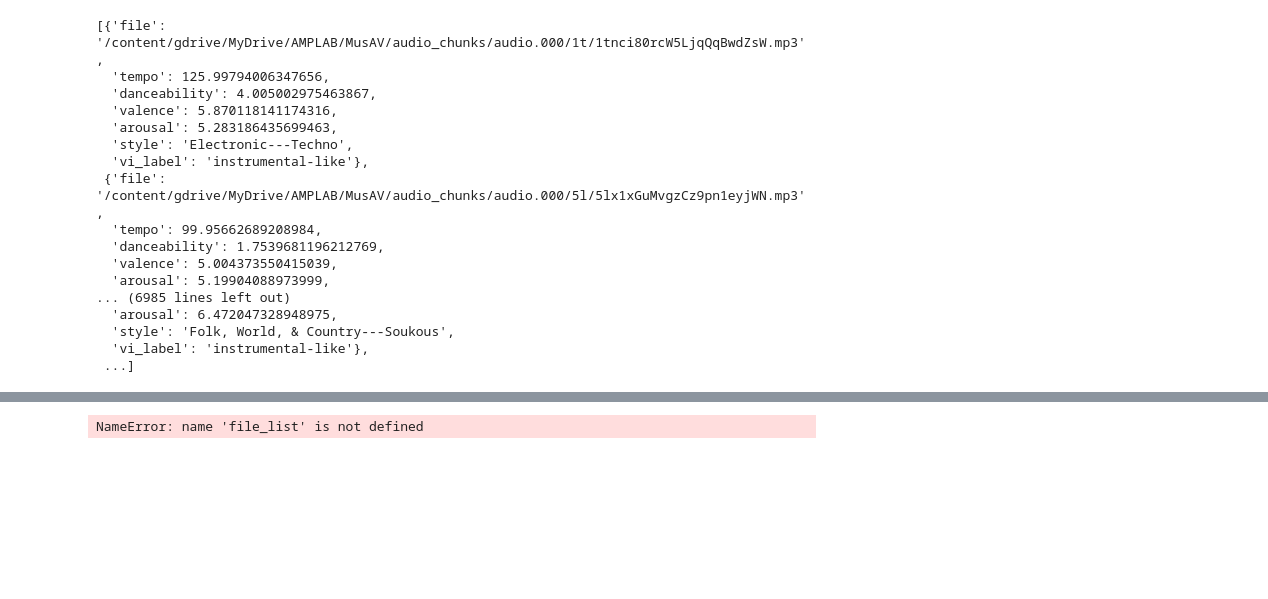
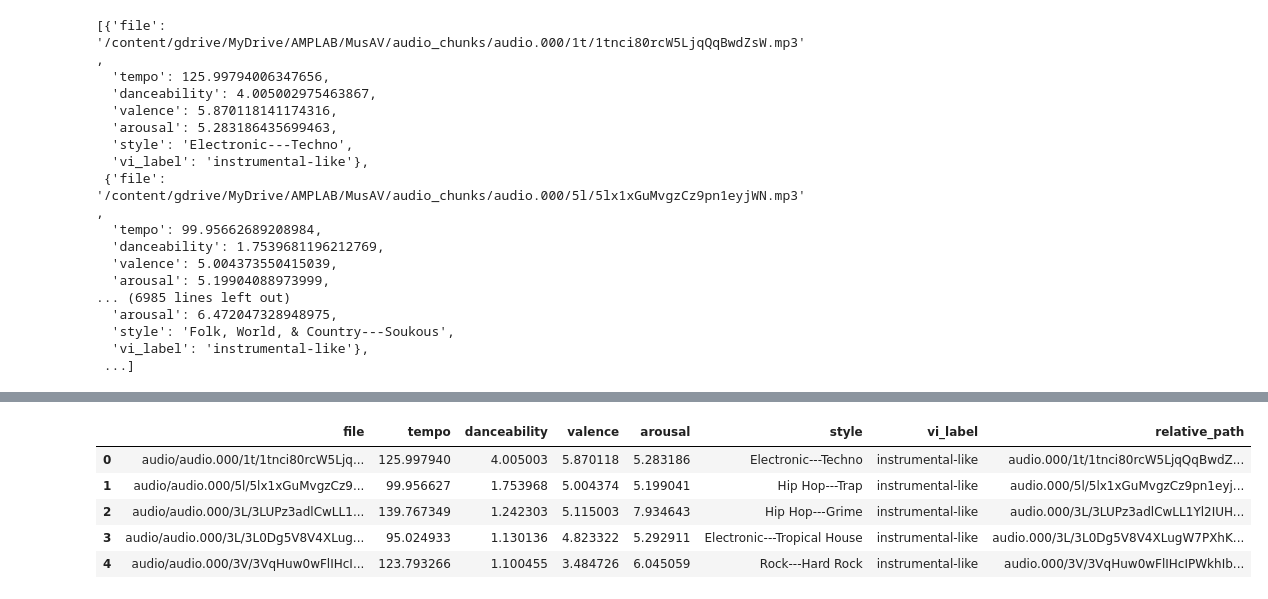
Before and after one commit to francescopapaleo/streamlit, a Jupyter notebook: other/sandbox.ipynb, the cells around one changed output, grey strips where cells are left out. Drawn from its saved outputs; the diff is of its cells as text; code cells hidden in the pictures; blank space fills up the shorter version.

```diff
--- a/sandbox.ipynb
+++ b/other/sandbox.ipynb
@@ -93,4 +75,0 @@ get_all_files('/Users/francescopapaleo/Dropbox/Mac/Documents/git-box/streamlit/a
-# %%
-len(file_list)
-# %% [output]
-NameError: name 'file_list' is not defined
@@ -96,0 +90,14 @@ NameError: name 'file_list' is not defined
+# %%
+audio_files_read = pd.read_json('/Users/francescopapaleo/Dropbox/Mac/Documents/git-box/streamlit/data_test/audio_files_streamlit.json')
+descriptors_read = pd.read_json('/Users/francescopapaleo/Dropbox/Mac/Documents/git-box/streamlit/data_test/descriptors_output.json')
+# %%
+descriptors_read['file'] = descriptors_read['file'].str.replace('/content/gdrive/MyDrive/AMPLAB/MusAV/audio_chunks/', 'audio/')
+# %%
+descriptors_read.head()
+# %% [output]
+|  | file | tempo | danceability | valence | arousal | style | vi_label | relative_path |
+| 0 | audio/audio.000/1t/1tnci80rcW5Ljq... | 125.997940 | 4.005003 | 5.870118 | 5.283186 | Electronic---Techno | instrumental-like | audio.000/1t/1tnci80rcW5LjqQqBwdZ... |
+| 1 | audio/audio.000/5l/5lx1xGuMvgzCz9... | 99.956627 | 1.753968 | 5.004374 | 5.199041 | Hip Hop---Trap | instrumental-like | audio.000/5l/5lx1xGuMvgzCz9pn1eyj... |
+| 2 | audio/audio.000/3L/3LUPz3adlCwLL1... | 139.767349 | 1.242303 | 5.115003 | 7.934643 | Hip Hop---Grime | instrumental-like | audio.000/3L/3LUPz3adlCwLL1Yl2IUH... |
+| 3 | audio/audio.000/3L/3L0Dg5V8V4XLug... | 95.024933 | 1.130136 | 4.823322 | 5.292911 | Electronic---Tropical House | instrumental-like | audio.000/3L/3L0Dg5V8V4XLugW7PXhK... |
+| 4 | audio/audio.000/3V/3VqHuw0wFlIHcI... | 123.793266 | 1.100455 | 3.484726 | 6.045059 | Rock---Hard Rock | instrumental-like | audio.000/3V/3VqHuw0wFlIHcIPWkhIb... |
```
Also changed, not shown: parts of 6 cells of this notebook, 6 other files.
